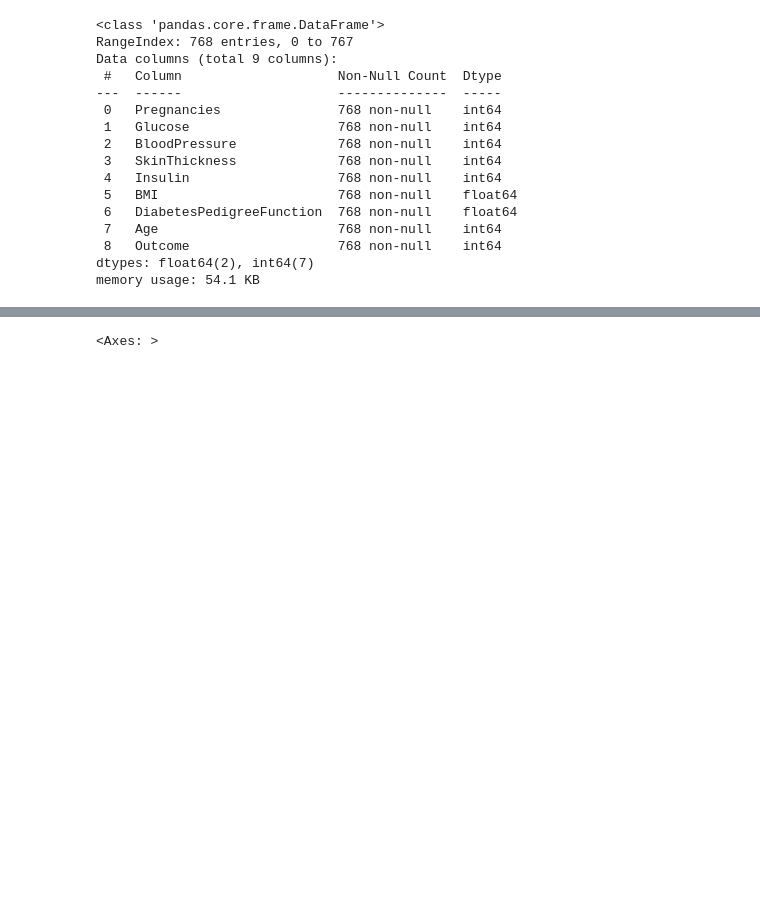
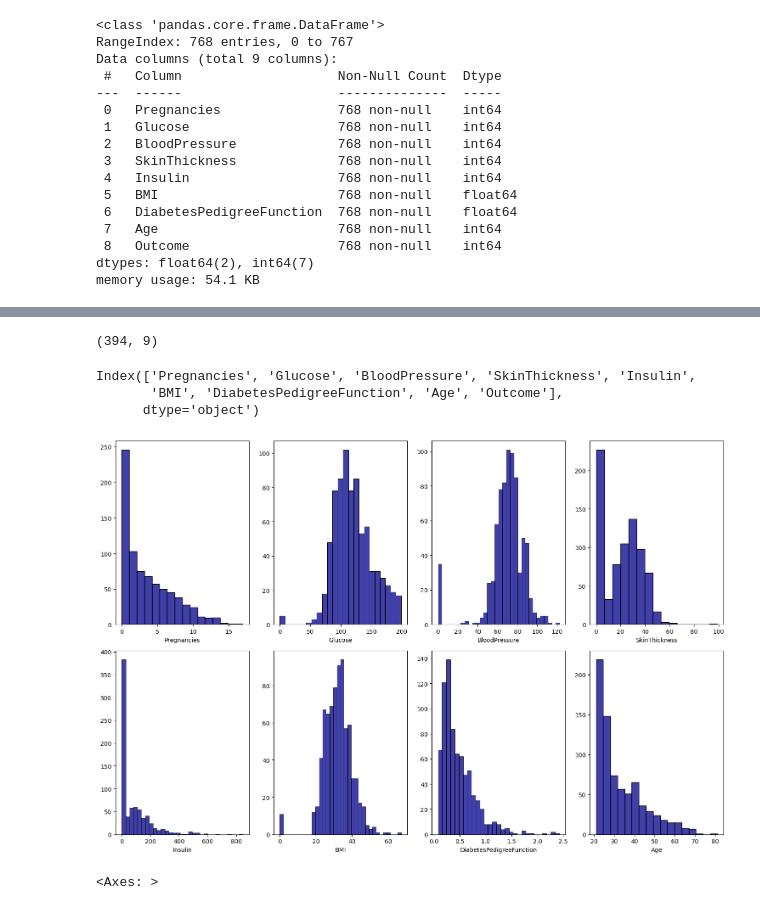
Before and after one commit to Elisag28/decision-tree-streamlit, a Jupyter notebook: src/explore.ipynb, the cells around one changed output, grey strips where cells are left out. Drawn from its saved outputs; the diff is of its cells as text; code cells hidden in the pictures; blank space fills up the shorter version.

```diff
--- a/src/explore.ipynb
+++ b/src/explore.ipynb
@@ -64,3 +107,22 @@ memory usage: 54.1 KB
 # %%
 dataset = dataset[dataset['Insulin'] > 0]
+# %%
+dataset.shape
+# %% [output]
+(394, 9)
+# %%
+dataset.columns
+# %% [output]
+Index(['Pregnancies', 'Glucose', 'BloodPressure', 'SkinThickness', 'Insulin',
+       'BMI', 'DiabetesPedigreeFunction', 'Age', 'Outcome'],
+      dtype='object')
+# %%
+fig, axis = plt.subplots(2, 4, figsize = (15, 10))
+cols = ['Pregnancies', 'Glucose', 'BloodPressure', 'SkinThickness', 'Insulin','BMI', 'DiabetesPedigreeFunction', 'Age', 'Outcome']
+for col, ax in zip(cols, axis.ravel()):
+    sns.histplot(ax = ax, data = dataset, x = col, color = 'darkblue').set(ylabel = None)
+plt.tight_layout()
+plt.show()
+# %% [output]
+[figure, added]
 # %%
```
Also changed, not shown: parts of 18 cells of this notebook.
